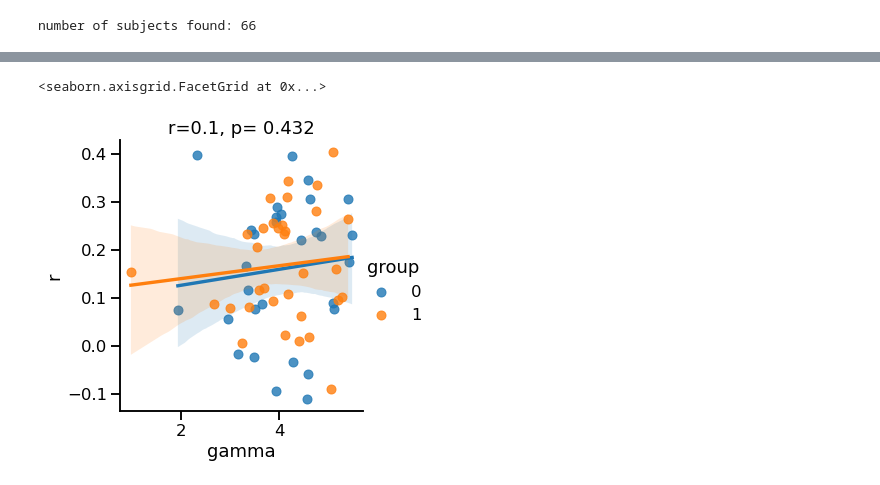
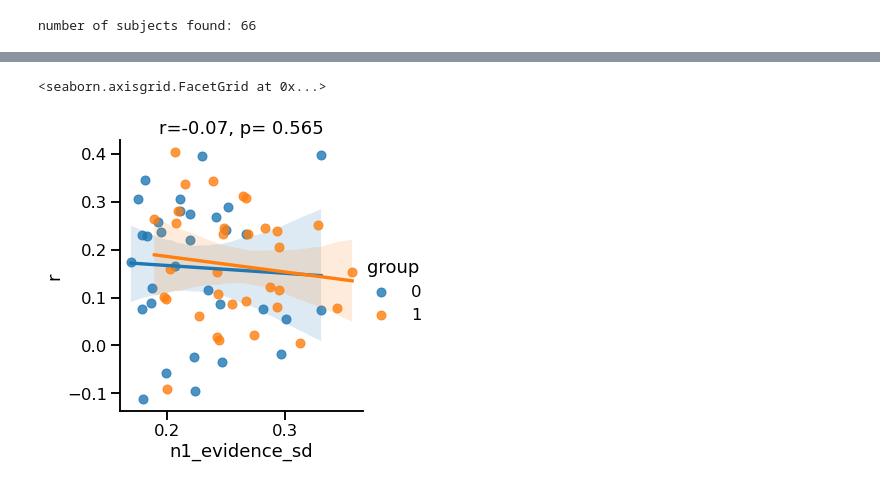
Before and after one commit to mrenke/numrisk, a Jupyter notebook: numrisk/neural_general/ana_default-decoding-results.ipynb, the cells around one changed output, grey strips where cells are left out. Cells and saved outputs as stored; diff of their text form; code cells hidden in the pictures.

```diff
--- a/numrisk/neural_general/ana_default-decoding-results.ipynb
+++ b/numrisk/neural_general/ana_default-decoding-results.ipynb
@@ -69,0 +71,6 @@ df_comb.head()
+# %%
+model_label =1 # 1 n1_evidence_sd & n2_evidence_sd, 3 = memory_noise_sd & perceptual_noise_sd
+magjudge_bauer_params = pd.read_csv(op.join(source_folder,f'magjudge_bauer-{model_label}_sds.csv')).set_index('subject')
+
+df_comb = r.reset_index(['group', None])[['r']].join(magjudge_bauer_params, how='inner')
+df_comb.head()
@@ -70,16 +85,16 @@ df_comb.head()
 # %%
 import pingouin
 
 #df_comb = df_comb[df_comb['group'] == 1]
 y_var = 'r'
-x_var = 'gamma'
+x_var = 'n1_evidence_sd'#'gamma'
 
 cor = pingouin.corr(df_comb[y_var], df_comb[x_var])
 r_ = np.round(cor['r'][0], 2)
 p = np.round(cor['p-val'][0], 3)
 
 fig = sns.lmplot(x=x_var, y=y_var, data=df_comb, hue='group') #
 fig.set(title=f'r={r_}, p= {p}')
 # %% [output]
 <seaborn.axisgrid.FacetGrid at 0x...>
-[figure, old version]
+[figure, new version]
```
Also changed, not shown: parts of 7 cells of this notebook.
